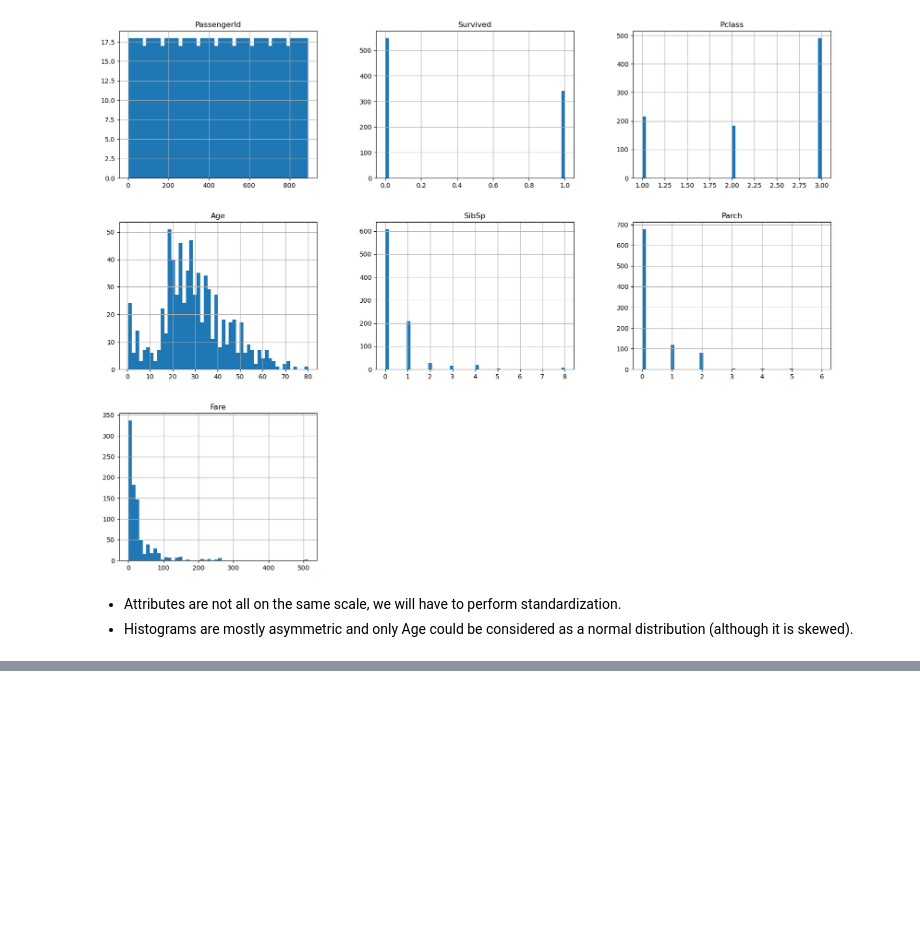
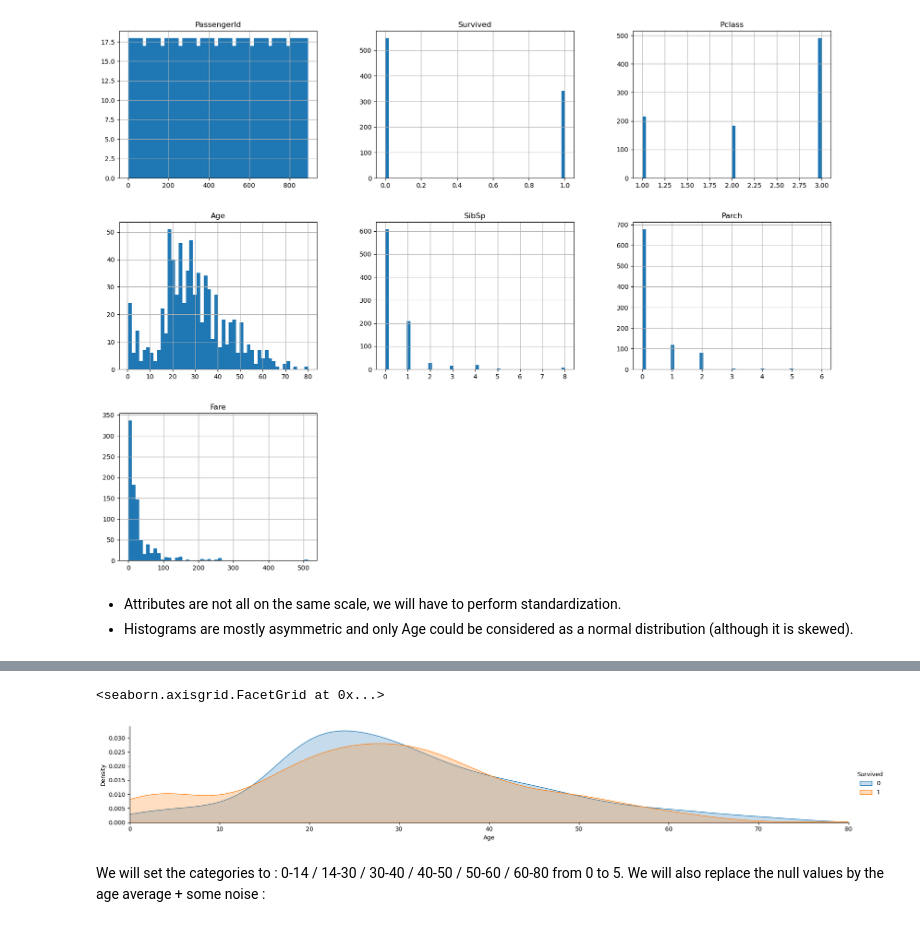
Before and after one commit to FrankLloyd83/kaggle_titanic, a Jupyter notebook: titanic.ipynb, the cells around one changed output, grey strips where cells are left out. Cells and saved outputs as stored; diff of their text form; code cells hidden in the pictures; blank space fills up the shorter version.

```diff
--- a/titanic.ipynb
+++ b/titanic.ipynb
@@ -268,0 +275,11 @@ plt.show()
+# %%
+import seaborn as sns
+a = sns.FacetGrid(train_data, hue = 'Survived', aspect = 6)
+a.map(sns.kdeplot, 'Age', shade = True)
+a.set(xlim=(0, train_data['Age'].max()))
+a.add_legend()
+# %% [output]
+<seaborn.axisgrid.FacetGrid at 0x...>
+[figure, added]
+# %% [markdown]
+We will set the categories to : 0-14 / 14-30 / 30-40 / 40-50 / 50-60 / 60-80 from 0 to 5. We will also replace the null values by the age average + some noise :
```
Also changed, not shown: parts of 4 cells of this notebook.
